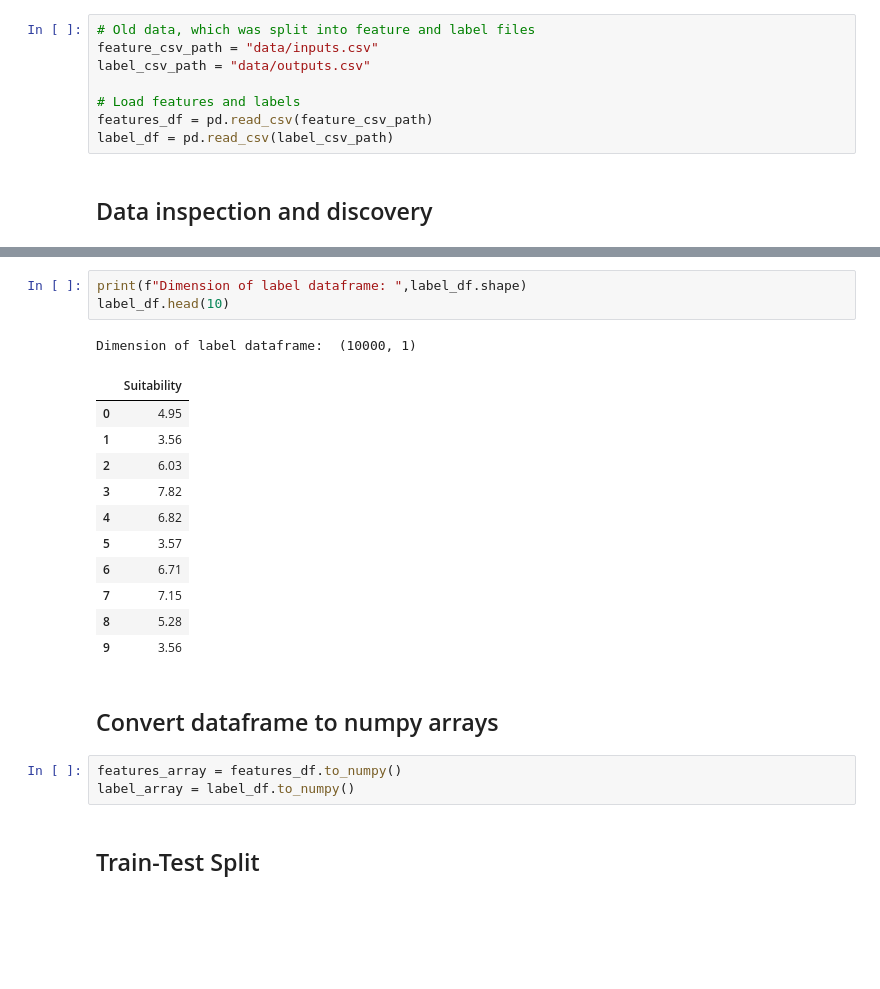
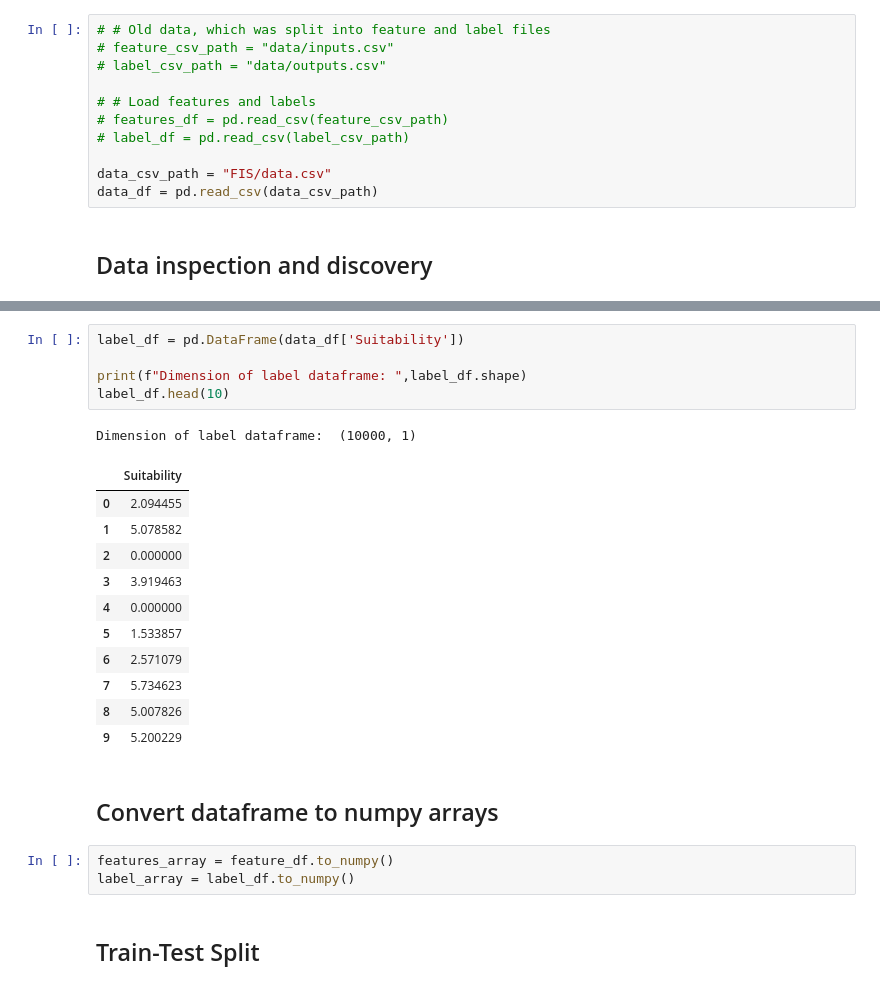
Before and after one commit to TME-6015-Programming-Project/main, a Jupyter notebook: TME6015_Project.ipynb, the cells around one changed output, grey strips where cells are left out. Drawn from its saved outputs; the diff is of its cells as text; blank space fills up the shorter version.

```diff
--- a/TME6015_Project.ipynb
+++ b/TME6015_Project.ipynb
@@ -33,13 +33,16 @@ from sklearn.model_selection import train_test_split
 # %% [markdown]
 # Data Discovery and Processing
 # %%
-# Old data, which was split into feature and label files
-feature_csv_path = "data/inputs.csv"
-label_csv_path = "data/outputs.csv"
+# # Old data, which was split into feature and label files
+# feature_csv_path = "data/inputs.csv"
+# label_csv_path = "data/outputs.csv"
 
-# Load features and labels
-features_df = pd.read_csv(feature_csv_path)
-label_df = pd.read_csv(label_csv_path)
+# # Load features and labels
+# features_df = pd.read_csv(feature_csv_path)
+# label_df = pd.read_csv(label_csv_path)
+
+data_csv_path = "FIS/data.csv"
+data_df = pd.read_csv(data_csv_path)
 # %% [markdown]
 ## Data inspection and discovery
 # %%
@@ -63,23 +85,25 @@ Dimension of feature dataframe:  (10000, 3)
 # %%
+label_df = pd.DataFrame(data_df['Suitability'])
+
 print(f"Dimension of label dataframe: ",label_df.shape)
 label_df.head(10)
 # %% [output]
 Dimension of label dataframe:  (10000, 1)
 |  | Suitability |
-| 0 | 4.95 |
-| 1 | 3.56 |
-| 2 | 6.03 |
-| 3 | 7.82 |
-| 4 | 6.82 |
-| 5 | 3.57 |
-| 6 | 6.71 |
-| 7 | 7.15 |
-| 8 | 5.28 |
-| 9 | 3.56 |
+| 0 | 2.094455 |
+| 1 | 5.078582 |
+| 2 | 0.000000 |
+| 3 | 3.919463 |
+| 4 | 0.000000 |
+| 5 | 1.533857 |
+| 6 | 2.571079 |
+| 7 | 5.734623 |
+| 8 | 5.007826 |
+| 9 | 5.200229 |
 # %% [markdown]
 ## Convert dataframe to numpy arrays
 # %%
-features_array = features_df.to_numpy()
+features_array = feature_df.to_numpy()
 label_array = label_df.to_numpy()
 # %% [markdown]
 ## Train-Test Split
```
Also changed, not shown: parts of 16 cells of this notebook, 1 other file.
